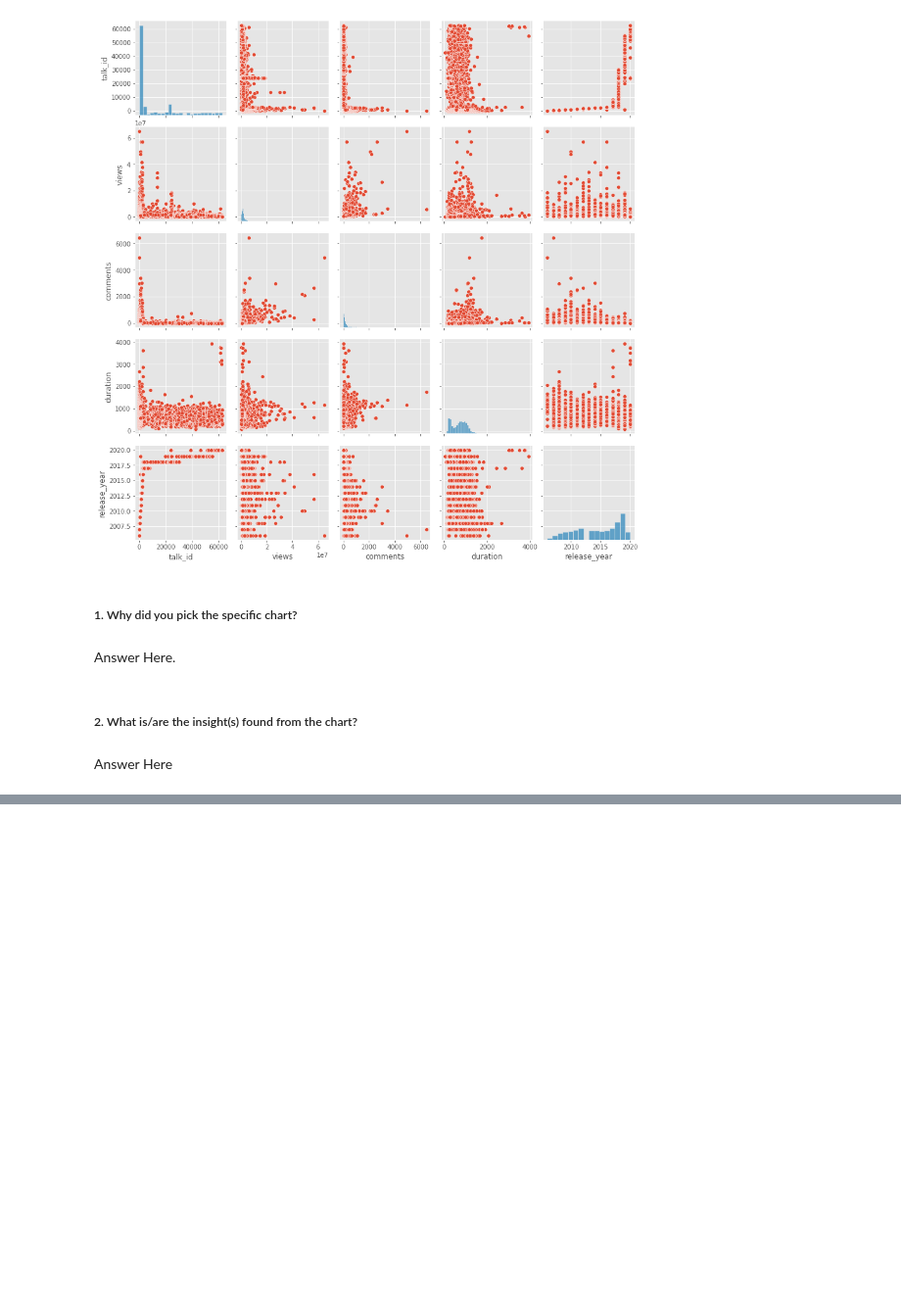
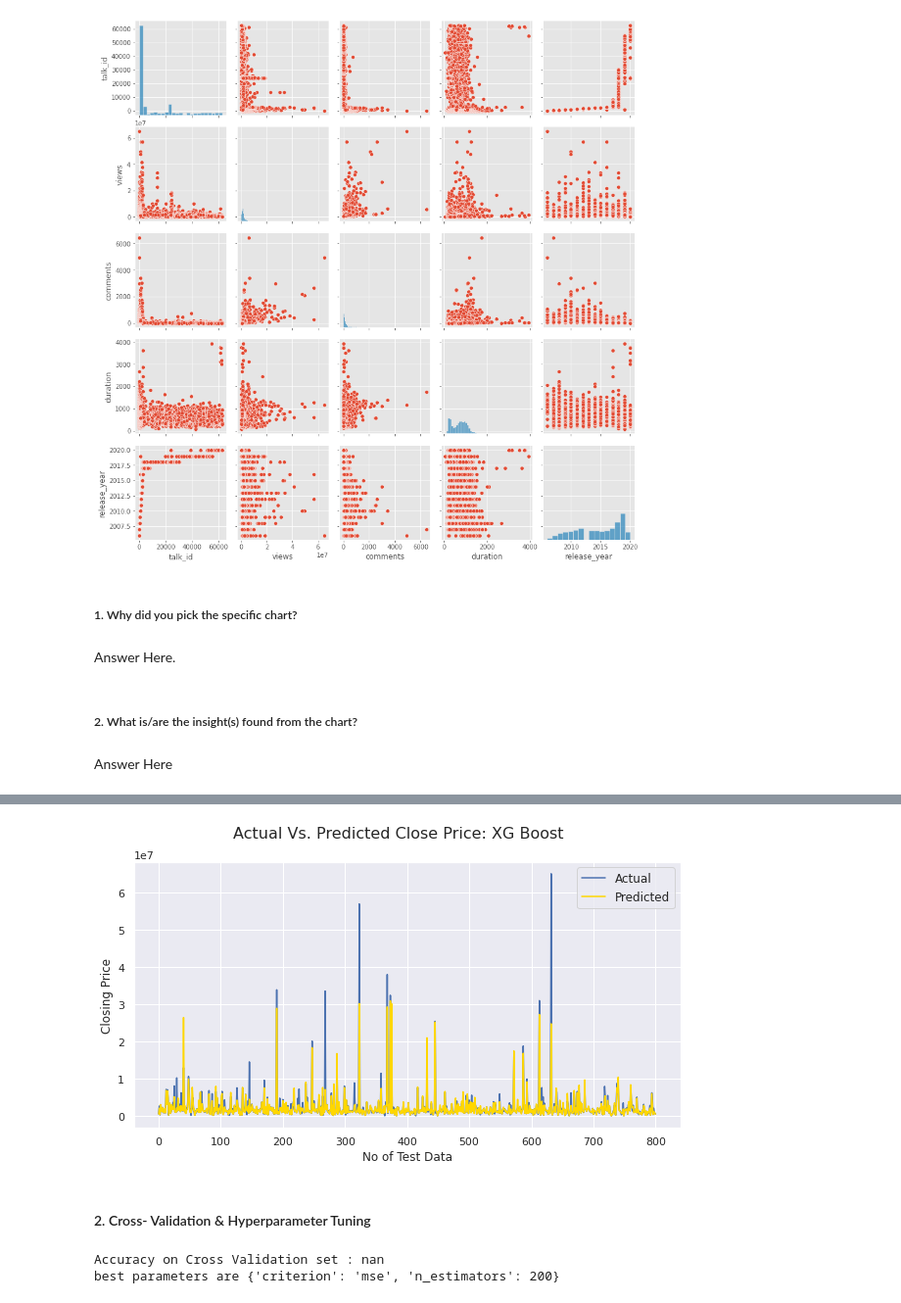
Before and after one commit to aaravpanchal/Ted-Talk-Views-Prediction-, a Jupyter notebook: Ted_Talk_Views_Prediction.ipynb, the cells around one changed output, grey strips where cells are left out. Shown at 98% size. Saved outputs shown, nothing was run; the diff lists cells and outputs as text; code cells hidden in the pictures; blank space fills up the shorter version.

```diff
--- a/Ted_Talk_Views_Prediction.ipynb
+++ b/Ted_Talk_Views_Prediction.ipynb
@@ -856,0 +905,27 @@ sns.boxplot(dataset["comments"])
+# %%
+# Actual Price vs. Predicted Price for XGboost after Validation Plotting
+plt.figure(figsize=(10,5))
+plt.plot(10**(np.array(y_test)))
+plt.plot(10**(y_pred),color='gold')
+plt.suptitle('Actual Vs. Predicted Close Price: XG Boost', fontsize=16)
+plt.legend(['Actual','Predicted'], fontsize=12)
+plt.xlabel('No of Test Data', fontsize=12)
+plt.ylabel('Closing Price', fontsize=12)
+plt.grid(True)
+# %% [output]
+[figure, added]
+# %% [markdown]
+#### 2. Cross- Validation & Hyperparameter Tuning
+# %%
+param_grid_rf = {'n_estimators': [200, 400, 600], # have to wait for some time
+              'criterion': ['mse', 'mae']}
+grid_search_rf = GridSearchCV(estimator=rf,param_grid=param_grid_rf,scoring='accuracy',cv=5,n_jobs=-1)
+grid_seaech_rf = grid_search_rf.fit(x_train,y_train)
+best_accuracy_1 = grid_search_rf.best_score_
+print('Accuracy on Cross Validation set :',best_accuracy_1)
+best_parameters_2 = grid_search_rf.best_params_
+print('best parameters are',best_parameters_2)
+y_pred_rf = grid_search_rf.predict(x_test)
+# %% [output]
+Accuracy on Cross Validation set : nan
+best parameters are {'criterion': 'mse', 'n_estimators': 200}
```
Also changed, not shown: parts of 102 cells of this notebook.
